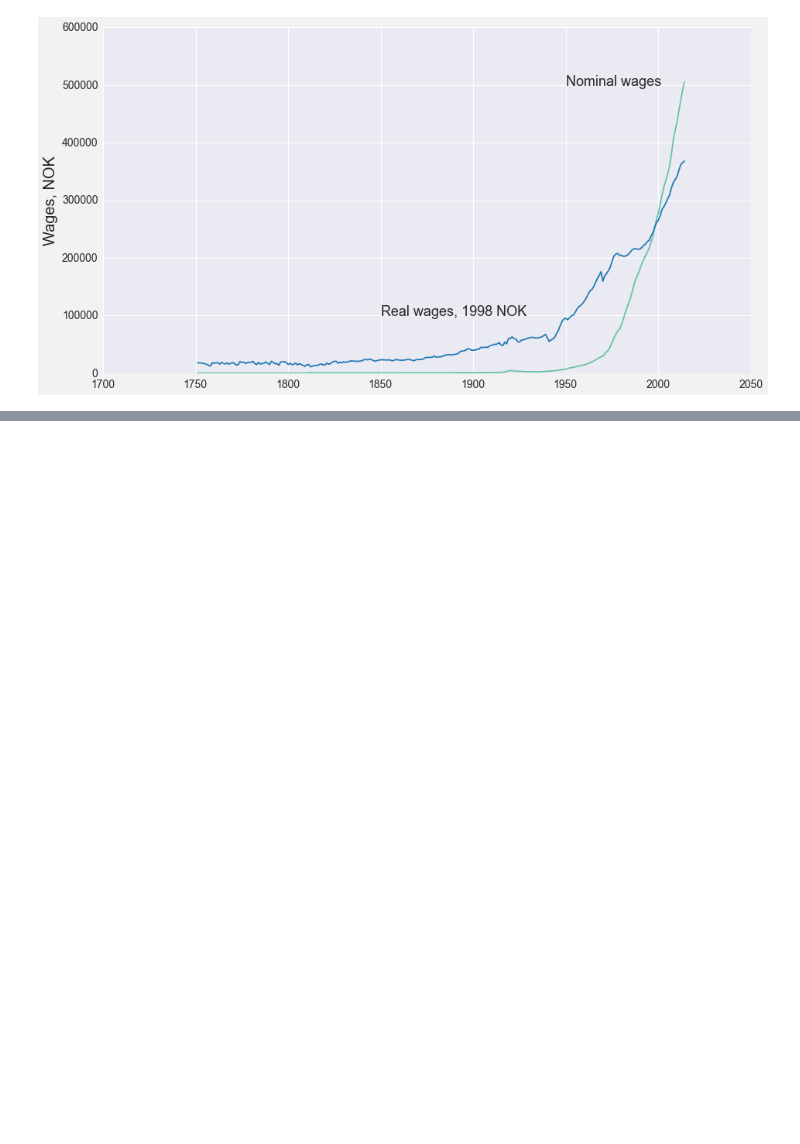
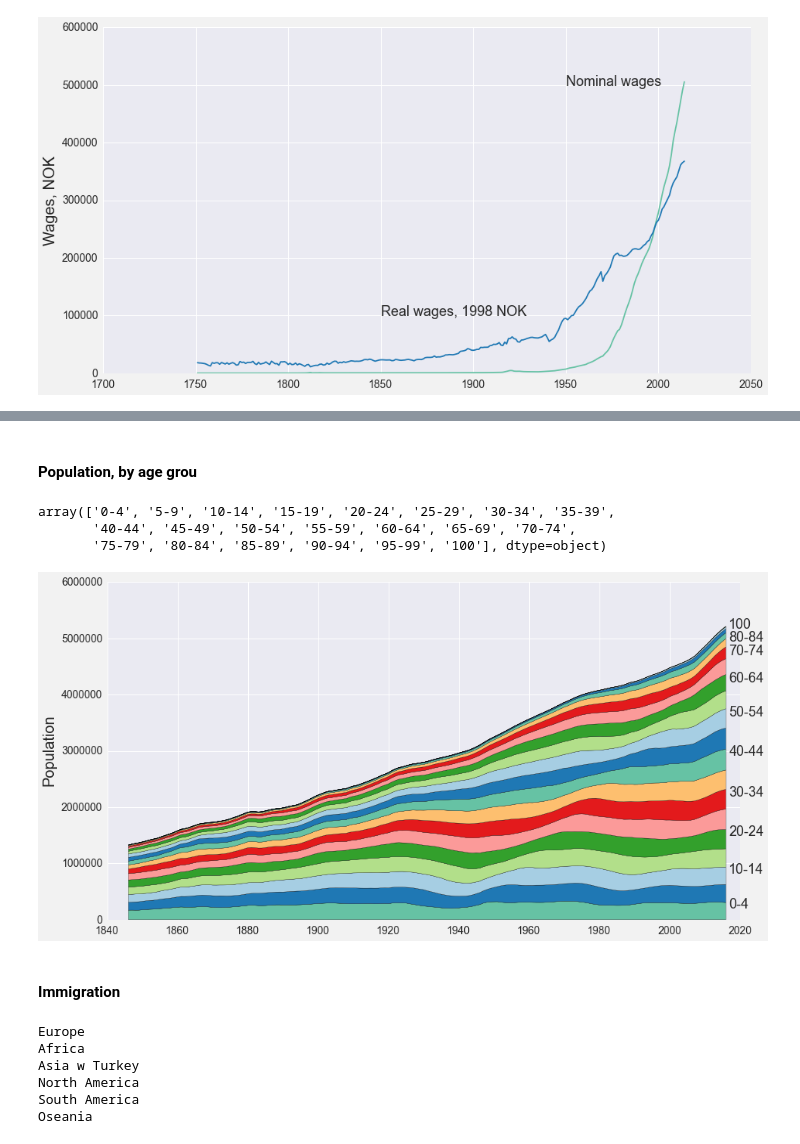
Before and after one commit to jmaurit/norwayeconomy, a Jupyter notebook: norwayeconomy.ipynb, the cells around one changed output, grey strips where cells are left out. Saved outputs shown, nothing was run; the diff lists cells and outputs as text; code cells hidden in the pictures; blank space fills up the shorter version.

Commit message:
added demographic charts

```diff
--- a/norwayeconomy.ipynb
+++ b/norwayeconomy.ipynb
@@ -606,0 +607,50 @@ plt.show()
+# %% [markdown]
+#### Population, by age grou
+# %%
+fm5aar=pd.read_csv("http://data.ssb.no/api/v0/dataset/65195.csv?lang=no", sep=";")
+fm5aar.columns = ['alder', 'kjoenn', 'tid', 'statistikkvariabel',
+       'personer']
+fm5aar["alder"] = [i.split(" ")[1] for i in fm5aar.alder]
+# %%
+totalt = fm5aar[fm5aar.kjoenn == "0 Begge kj�nn"]
+
+totalt_fm5 = totalt[["tid", "alder", "personer"]]
+totalt_fm5_w = totalt_fm5.pivot(index='tid', columns='alder', values='personer')
+totalt_fm5_w.columns.values
+totalt_fm5_w = totalt_fm5_w[['0-4','5-9', '10-14','15-19', '20-24', '25-29', '30-34', '35-39',
+       '40-44', '45-49',  '50-54', '55-59', '60-64', '65-69',
+       '70-74', '75-79', '80-84', '85-89', '90-94', '95-99', '100']]
+
+Y = np.array(totalt_fm5_w)
+
+dates = totalt_fm5.tid.unique()
+# %%
+fm5_2015.alder.values
+# %% [output]
+array(['0-4', '5-9', '10-14', '15-19', '20-24', '25-29', '30-34', '35-39',
+       '40-44', '45-49', '50-54', '55-59', '60-64', '65-69', '70-74',
+       '75-79', '80-84', '85-89', '90-94', '95-99', '100'], dtype=object)
+# %%
+fm5_2015 = totalt_fm5[totalt_fm5.tid==2015]
+fm5_2015["annotate_y"] = fm5_2015.personer.cumsum()
+fm5_2015["annotate_y"] = [i-100000 for i in fm5_2015.annotate_y]
+fm5_2015.head()
+
+marks = ['0-4',  '10-14',  '20-24',  '30-34',
+       '40-44',  '50-54', '60-64','70-74',
+        '80-84',  '100']
+
+fm5_2015 = fm5_2015[fm5_2015.alder.isin(marks)]
+fm5_2015["annotate_y"].iloc[-1] = fm5_2015["annotate_y"].iloc[-1] + 120000
+# %%
+fig, ax = plt.subplots()
+ax.stackplot(dates, Y.T)
+for fm5 in fm5_2015.groupby("alder"):
+    ax.annotate(fm5[0], xy=(2017, np.array(fm5[1].annotate_y)[0]))
+ax.set_ylabel("Population")
+fig.savefig("figures/pop_by_age.png")
+plt.show()
+# %% [output]
+[figure, added]
+# %% [markdown]
+#### Immigration
@@ -606,0 +683,10 @@ plt.show()
+# %%
+for ant in annotate_y.iterrows():
+    print(ant[1]["labels"])
+# %% [output]
+Europe
+Africa
+Asia w Turkey
+North America
+South America
+Oseania
```
Also changed, not shown: parts of 7 cells of this notebook, 5 other files.
